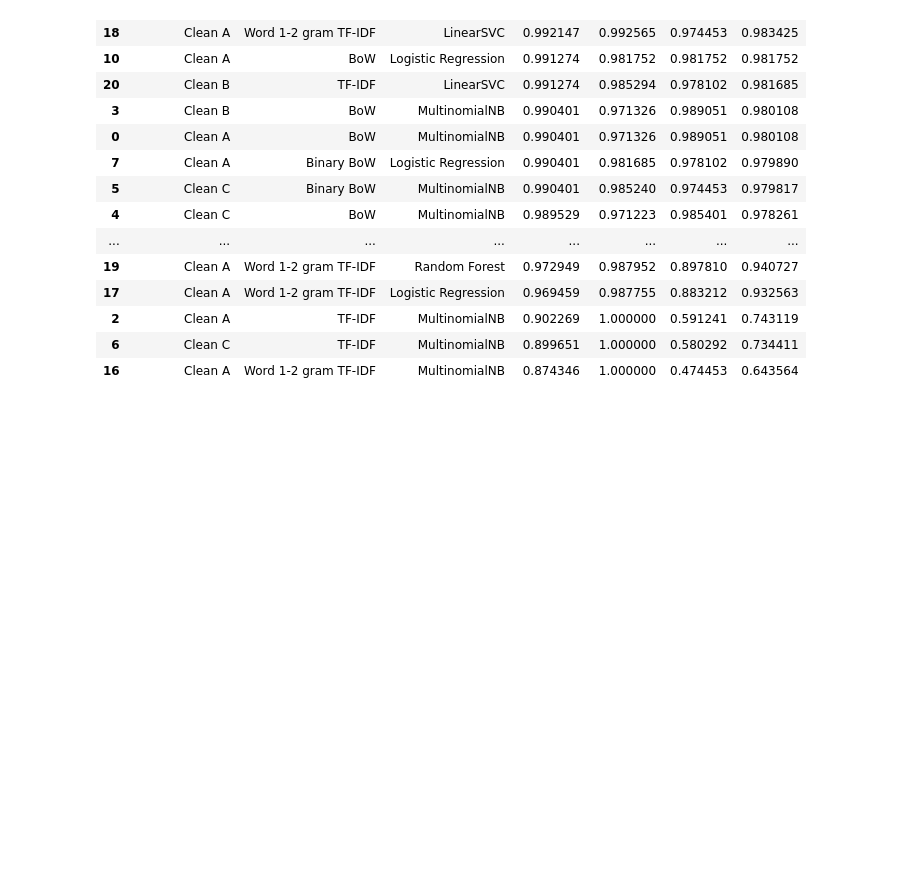
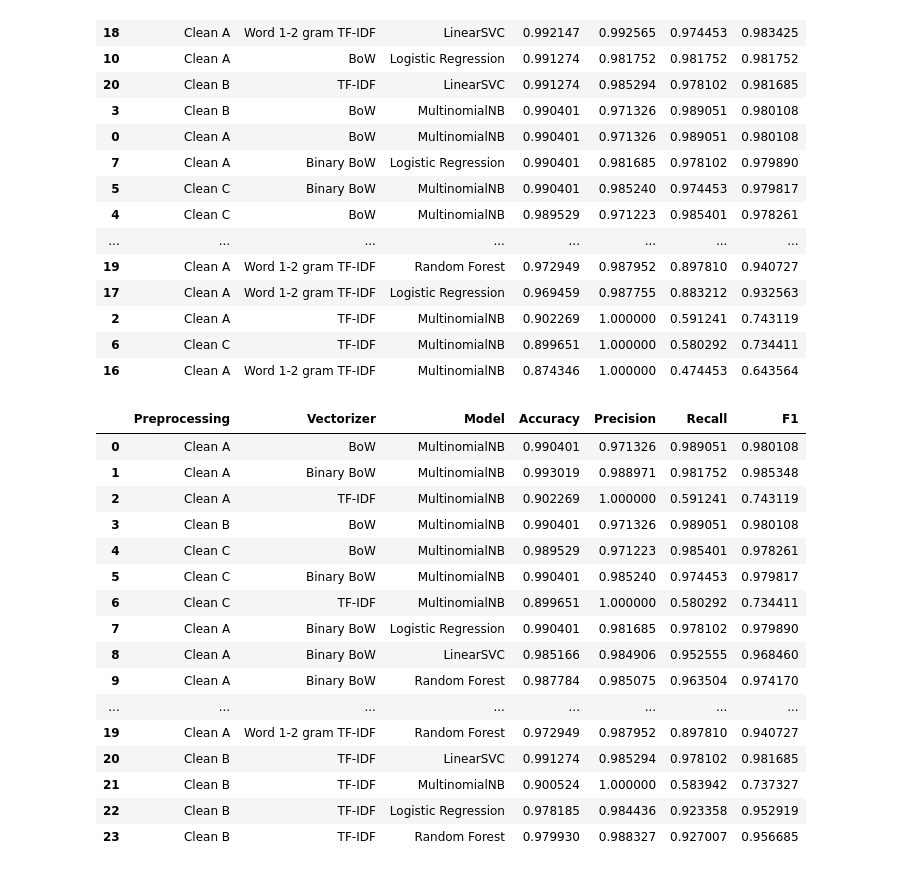
Before and after one commit to 1415-kunal/email_spam_classifier, a Jupyter notebook: Notebooks/05_cleaned_modeling.ipynb, the cells around one changed output. Saved outputs shown, nothing was run; the diff lists cells and outputs as text; code cells hidden in the pictures; blank space fills up the shorter version.

Commit message:
feat: compare preprocessing methods with tfidf

```diff
--- a/Notebooks/05_cleaned_modeling.ipynb
+++ b/Notebooks/05_cleaned_modeling.ipynb
@@ -1283,3 +1283,53 @@ results_df.sort_values("F1", ascending=False)
 | 2 | Clean A | TF-IDF | MultinomialNB | 0.902269 | 1.000000 | 0.591241 | 0.743119 |
 | 6 | Clean C | TF-IDF | MultinomialNB | 0.899651 | 1.000000 | 0.580292 | 0.734411 |
 | 16 | Clean A | Word 1-2 gram TF-IDF | MultinomialNB | 0.874346 | 1.000000 | 0.474453 | 0.643564 |
+# %%
+models = {
+    "MultinomialNB": MultinomialNB(),
+    "Logistic Regression": LogisticRegression(
+        max_iter=1000,
+        random_state=42
+    ),
+    "Random Forest": RandomForestClassifier(
+        n_estimators=200,
+        random_state=42,
+        n_jobs=-1
+    )
+}
+
+for model_name, model in models.items():
+
+    result, trained_model, y_pred = train_and_evaluate_model(
+        model,
+        X_train_b_tfidf,
+        X_test_b_tfidf,
+        y_train,
+        y_test,
+        "Clean B",
+        "TF-IDF",
+        model_name
+    )
+
+    results.append(result)
+
+results_df = pd.DataFrame(results)
+
+results_df
+# %% [output]
+|  | Preprocessing | Vectorizer | Model | Accuracy | Precision | Recall | F1 |
+| 0 | Clean A | BoW | MultinomialNB | 0.990401 | 0.971326 | 0.989051 | 0.980108 |
+| 1 | Clean A | Binary BoW | MultinomialNB | 0.993019 | 0.988971 | 0.981752 | 0.985348 |
+| 2 | Clean A | TF-IDF | MultinomialNB | 0.902269 | 1.000000 | 0.591241 | 0.743119 |
+| 3 | Clean B | BoW | MultinomialNB | 0.990401 | 0.971326 | 0.989051 | 0.980108 |
+| 4 | Clean C | BoW | MultinomialNB | 0.989529 | 0.971223 | 0.985401 | 0.978261 |
+| 5 | Clean C | Binary BoW | MultinomialNB | 0.990401 | 0.985240 | 0.974453 | 0.979817 |
+| 6 | Clean C | TF-IDF | MultinomialNB | 0.899651 | 1.000000 | 0.580292 | 0.734411 |
+| 7 | Clean A | Binary BoW | Logistic Regression | 0.990401 | 0.981685 | 0.978102 | 0.979890 |
+| 8 | Clean A | Binary BoW | LinearSVC | 0.985166 | 0.984906 | 0.952555 | 0.968460 |
+| 9 | Clean A | Binary BoW | Random Forest | 0.987784 | 0.985075 | 0.963504 | 0.974170 |
+| ... | ... | ... | ... | ... | ... | ... | ... |
+| 19 | Clean A | Word 1-2 gram TF-IDF | Random Forest | 0.972949 | 0.987952 | 0.897810 | 0.940727 |
+| 20 | Clean B | TF-IDF | LinearSVC | 0.991274 | 0.985294 | 0.978102 | 0.981685 |
+| 21 | Clean B | TF-IDF | MultinomialNB | 0.900524 | 1.000000 | 0.583942 | 0.737327 |
+| 22 | Clean B | TF-IDF | Logistic Regression | 0.978185 | 0.984436 | 0.923358 | 0.952919 |
+| 23 | Clean B | TF-IDF | Random Forest | 0.979930 | 0.988327 | 0.927007 | 0.956685 |
```
